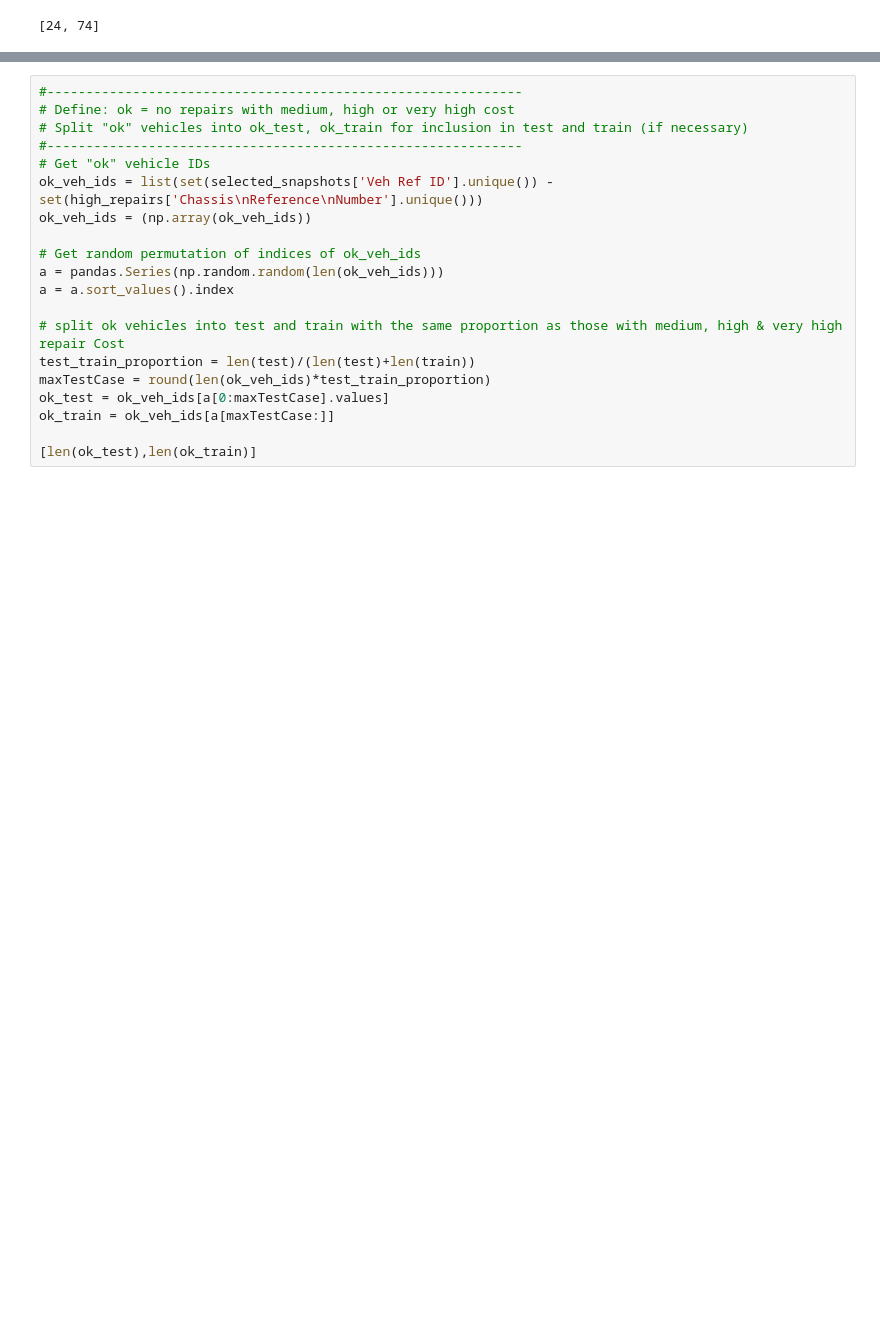
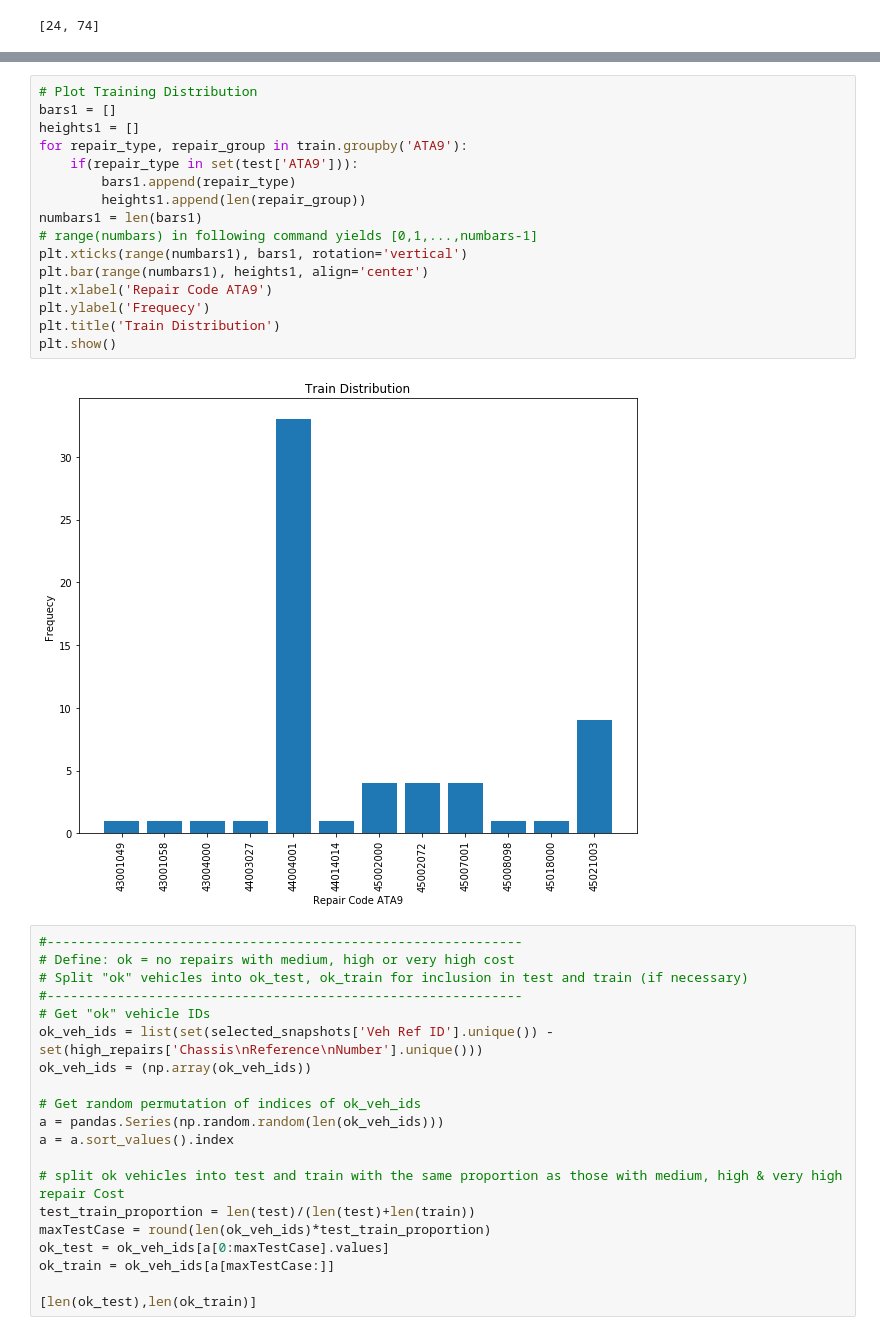
Before and after one commit to christydennison/paccar, a Jupyter notebook: TestTrainSplit_and_LabelSnapshots.ipynb, the cells around one changed output, grey strips where cells are left out. Cells and saved outputs as stored; diff of their text form; blank space fills up the shorter version.

```diff
--- a/TestTrainSplit_and_LabelSnapshots.ipynb
+++ b/TestTrainSplit_and_LabelSnapshots.ipynb
@@ -143,3 +160,21 @@ train = train.append(medium_train)
+# %%
+# Plot Training Distribution
+bars1 = []
+heights1 = []
+for repair_type, repair_group in train.groupby('ATA9'):
+    if(repair_type in set(test['ATA9'])):
+        bars1.append(repair_type)
+        heights1.append(len(repair_group))
+numbars1 = len(bars1)
+# range(numbars) in following command yields [0,1,...,numbars-1]
+plt.xticks(range(numbars1), bars1, rotation='vertical')
+plt.bar(range(numbars1), heights1, align='center')
+plt.xlabel('Repair Code ATA9')
+plt.ylabel('Frequecy')
+plt.title('Train Distribution')
+plt.show()
+# %% [output]
+[figure, added]
 # %%
 #-------------------------------------------------------------
 # Define: ok = no repairs with medium, high or very high cost
```
Also changed, not shown: parts of 7 cells of this notebook.
